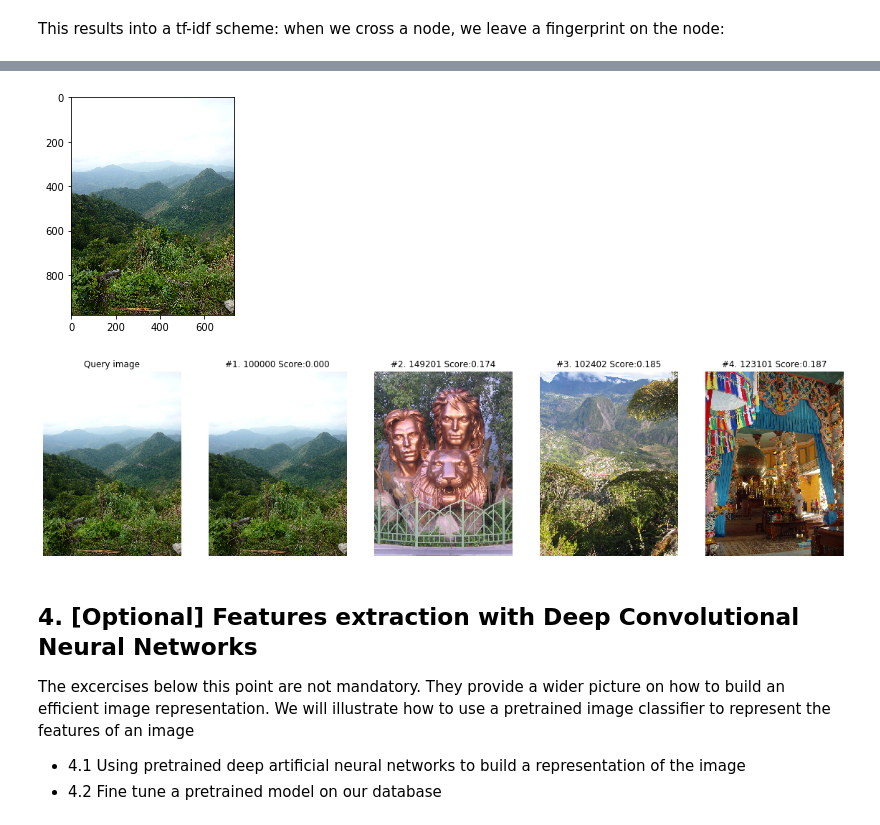
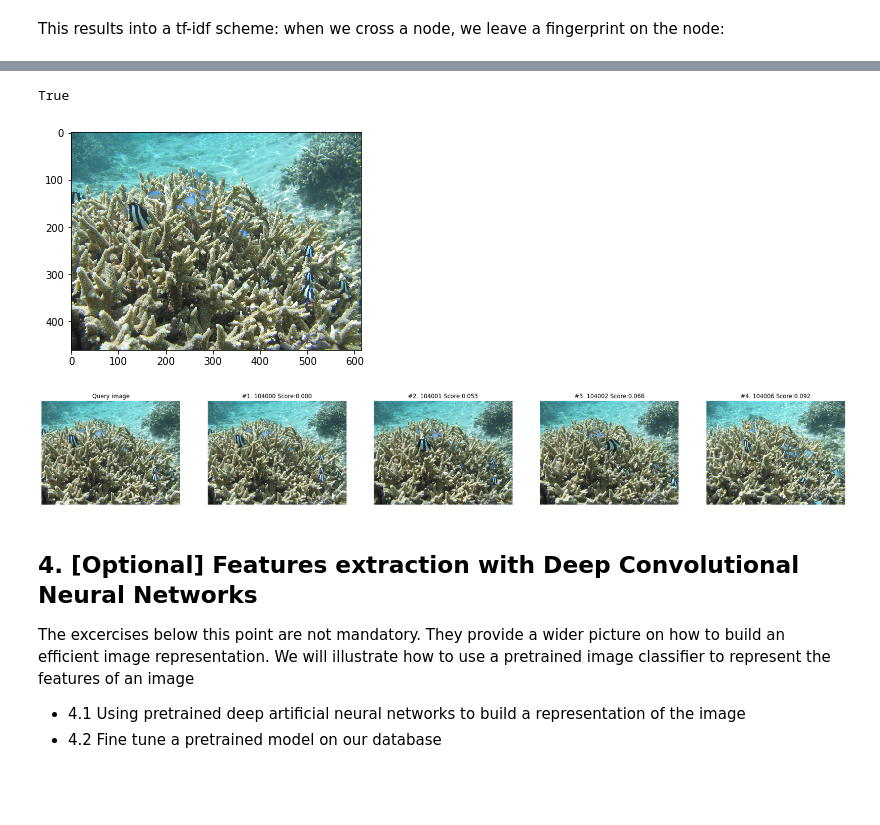
Before and after one commit to epignatelli/scalable-recognition-with-a-vocabulary-tree, a Jupyter notebook: 3. Create a vocabulary tree.ipynb, the cells around one changed output, grey strips where cells are left out. Cells and saved outputs as stored; diff of their text form; code cells hidden in the pictures; blank space fills up the shorter version.

```diff
--- a/3. Create a vocabulary tree.ipynb
+++ b/3. Create a vocabulary tree.ipynb
@@ -306,16 +382,21 @@ Indexing image 1492/1491:  149902.jpg - ETA: 0.000000ss
 Calculating weights
 Inverted index generated
+# %%
+database.load()
+# %% [output]
+True
 # %%
 # and we can retrieve the most similar image, given a query one
-query = "data/jpg/100000.jpg"
+query = "104000.jpg"
 query_image = database.dataset.read_image(query)
 database.dataset.show_image(query_image)
-
-scores = database.retrieve(query)
-database.show_results(query, scores)
 # %% [output]
-[figure, old version]
+[figure, new version]
-[figure, removed]
+# %%
+scores = database.retrieve(query)
+database.show_results(query, scores, figsize=(30, 10))
+# %% [output]
+[figure, added]
 # %% [markdown]
 ## 4. [Optional] Features extraction with Deep Convolutional Neural Networks
 The excercises below this point are not mandatory. They provide a wider picture on how to build an efficient image representation.
```
Also changed, not shown: parts of 47 cells of this notebook, 1 other file.
